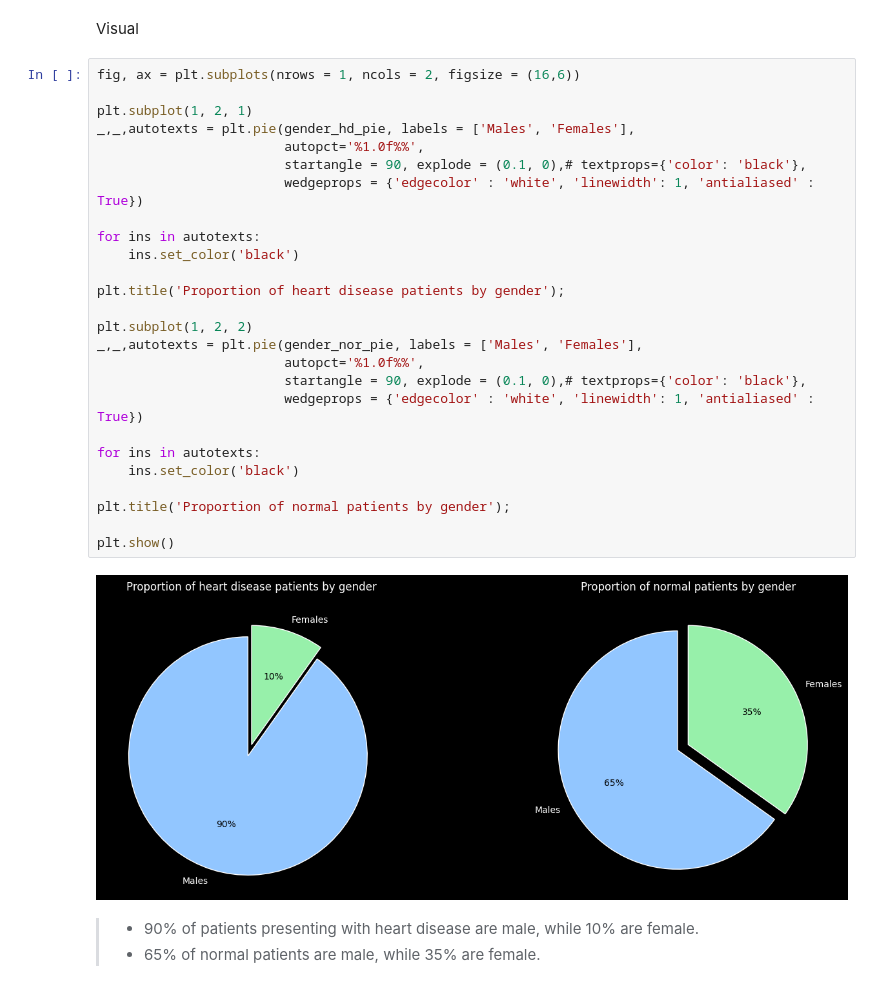
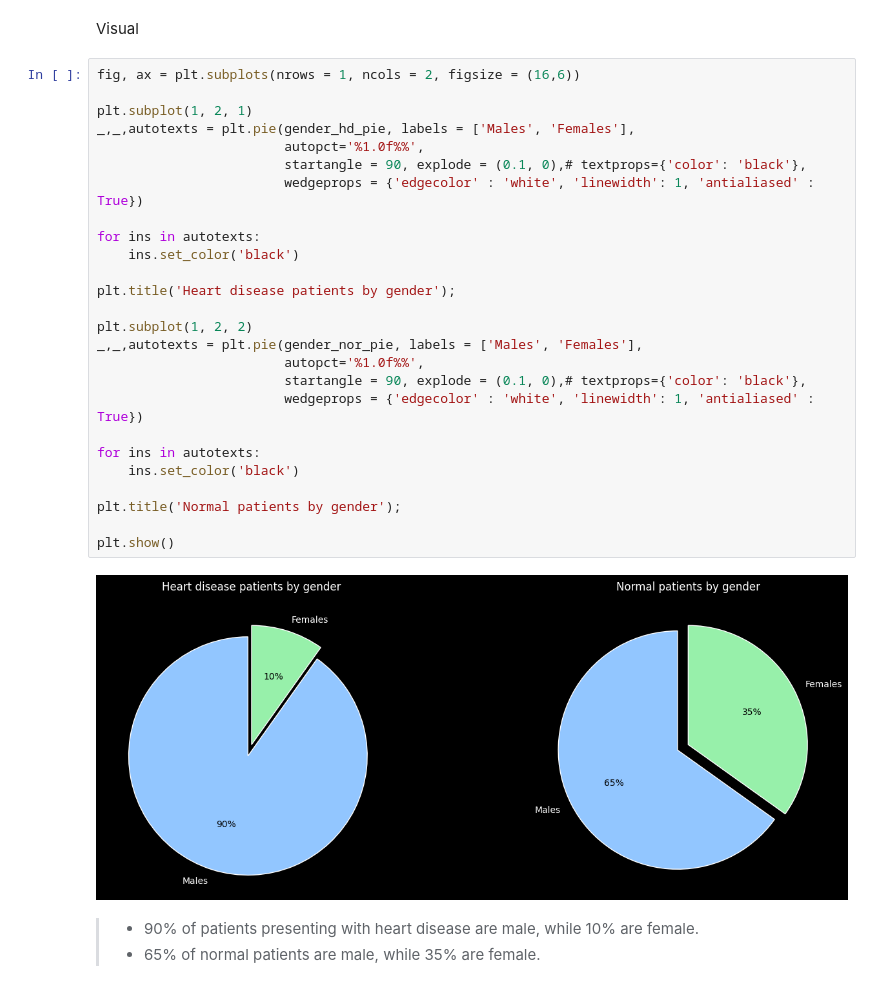
Before and after one commit to shabana1408/Heart-Failure-Prediction, a Jupyter notebook: Heart_Failure_Prediction.ipynb, the cells around one changed output. Saved outputs shown, nothing was run; the diff lists cells and outputs as text.

```diff
--- a/Heart_Failure_Prediction.ipynb
+++ b/Heart_Failure_Prediction.ipynb
@@ -626,31 +628,31 @@ Visual
 # %%
 fig, ax = plt.subplots(nrows = 1, ncols = 2, figsize = (16,6))
 
 plt.subplot(1, 2, 1)
 _,_,autotexts = plt.pie(gender_hd_pie, labels = ['Males', 'Females'],
                         autopct='%1.0f%%',
                         startangle = 90, explode = (0.1, 0),# textprops={'color': 'black'},
                         wedgeprops = {'edgecolor' : 'white', 'linewidth': 1, 'antialiased' : True})
 
 for ins in autotexts:
     ins.set_color('black')
 
-plt.title('Proportion of heart disease patients by gender');
+plt.title('Heart disease patients by gender');
 
 plt.subplot(1, 2, 2)
 _,_,autotexts = plt.pie(gender_nor_pie, labels = ['Males', 'Females'],
                         autopct='%1.0f%%',
                         startangle = 90, explode = (0.1, 0),# textprops={'color': 'black'},
                         wedgeprops = {'edgecolor' : 'white', 'linewidth': 1, 'antialiased' : True})
 
 for ins in autotexts:
     ins.set_color('black')
 
-plt.title('Proportion of normal patients by gender');
+plt.title('Normal patients by gender');
 
 plt.show()
 # %% [output]
-[figure, old version]
+[figure, new version]
 # %% [markdown]
 > - 90% of patients presenting with heart disease are male, while 10% are female.
 > - 65% of normal patients are male, while 35% are female.
```
Also changed, not shown: parts of 10 cells of this notebook.
